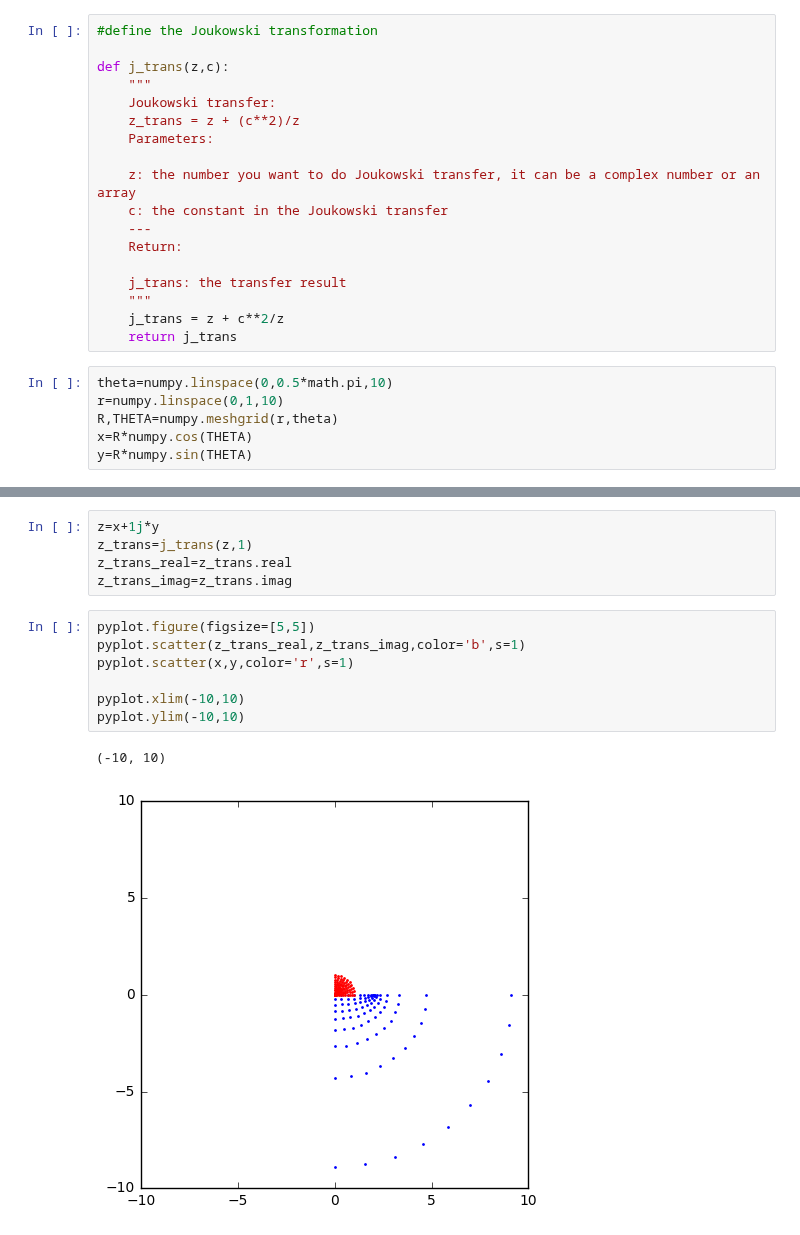
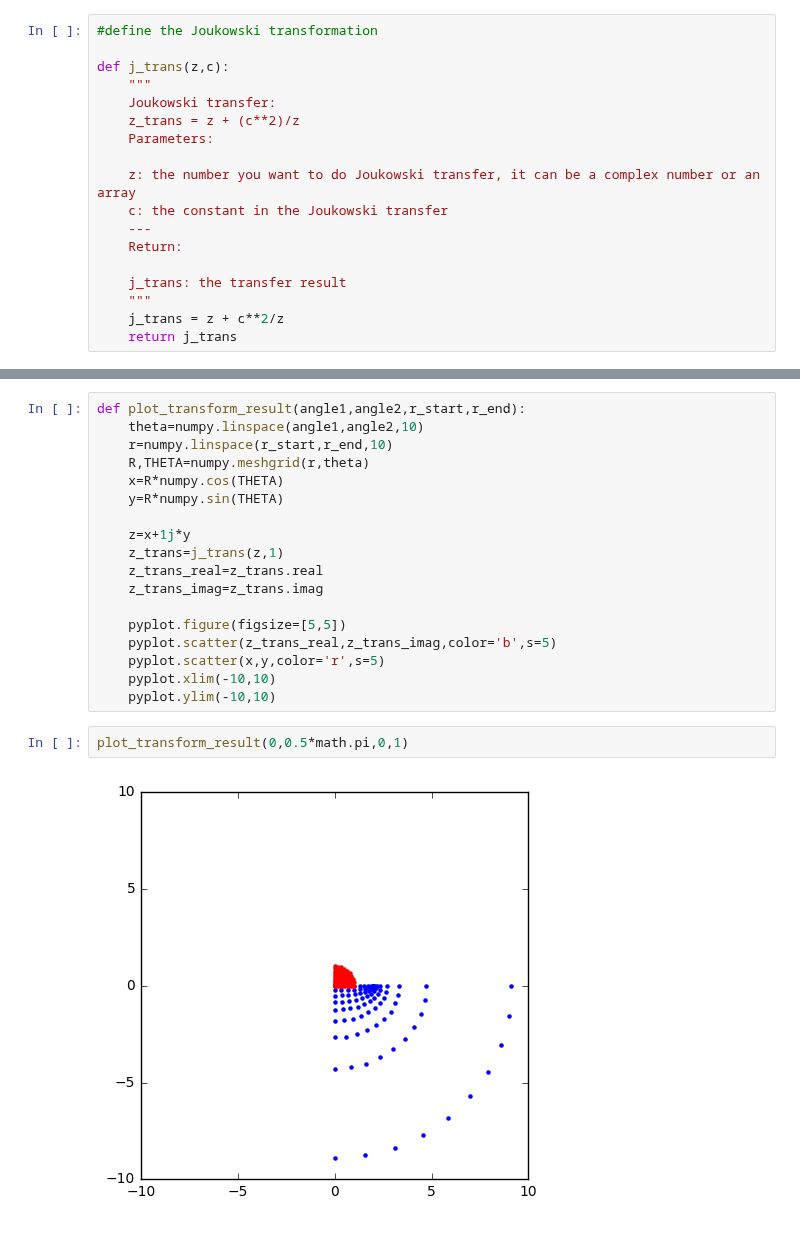
Before and after one commit to barbagroup/AeroPython-studentprojects2017, a Jupyter notebook: iamisrapel/Project_Joukowski_transformation.ipynb, the cells around one changed output, grey strips where cells are left out. Drawn from its saved outputs; the diff is of its cells as text.

```diff
--- a/iamisrapel/Project_Joukowski_transformation.ipynb
+++ b/iamisrapel/Project_Joukowski_transformation.ipynb
@@ -21,9 +21,3 @@ def j_trans(z,c):
     """
     j_trans = z + c**2/z
     return j_trans
-# %%
-theta=numpy.linspace(0,0.5*math.pi,10)
-r=numpy.linspace(0,1,10)
-R,THETA=numpy.meshgrid(r,theta)
-x=R*numpy.cos(THETA)
-y=R*numpy.sin(THETA)
@@ -38,15 +24,22 @@ pyplot.ylim(-10,10)
-# %%
-z=x+1j*y
-z_trans=j_trans(z,1)
-z_trans_real=z_trans.real
-z_trans_imag=z_trans.imag
 # %%
-pyplot.figure(figsize=[5,5])
-pyplot.scatter(z_trans_real,z_trans_imag,color='b',s=1)
-pyplot.scatter(x,y,color='r',s=1)
+def plot_transform_result(angle1,angle2,r_start,r_end):
+    theta=numpy.linspace(angle1,angle2,10)
+    r=numpy.linspace(r_start,r_end,10)
+    R,THETA=numpy.meshgrid(r,theta)
+    x=R*numpy.cos(THETA)
+    y=R*numpy.sin(THETA)
 
-pyplot.xlim(-10,10)
-pyplot.ylim(-10,10)
+    z=x+1j*y
+    z_trans=j_trans(z,1)
+    z_trans_real=z_trans.real
+    z_trans_imag=z_trans.imag
+
+    pyplot.figure(figsize=[5,5])
+    pyplot.scatter(z_trans_real,z_trans_imag,color='b',s=5)
+    pyplot.scatter(x,y,color='r',s=5)
+    pyplot.xlim(-10,10)
+    pyplot.ylim(-10,10)
-# %% [output]
-(-10, 10)
-[figure, removed]
+# %%
+plot_transform_result(0,0.5*math.pi,0,1)
+# %% [output]
+[figure, added]
```
Also changed, not shown: parts of 9 cells of this notebook.
